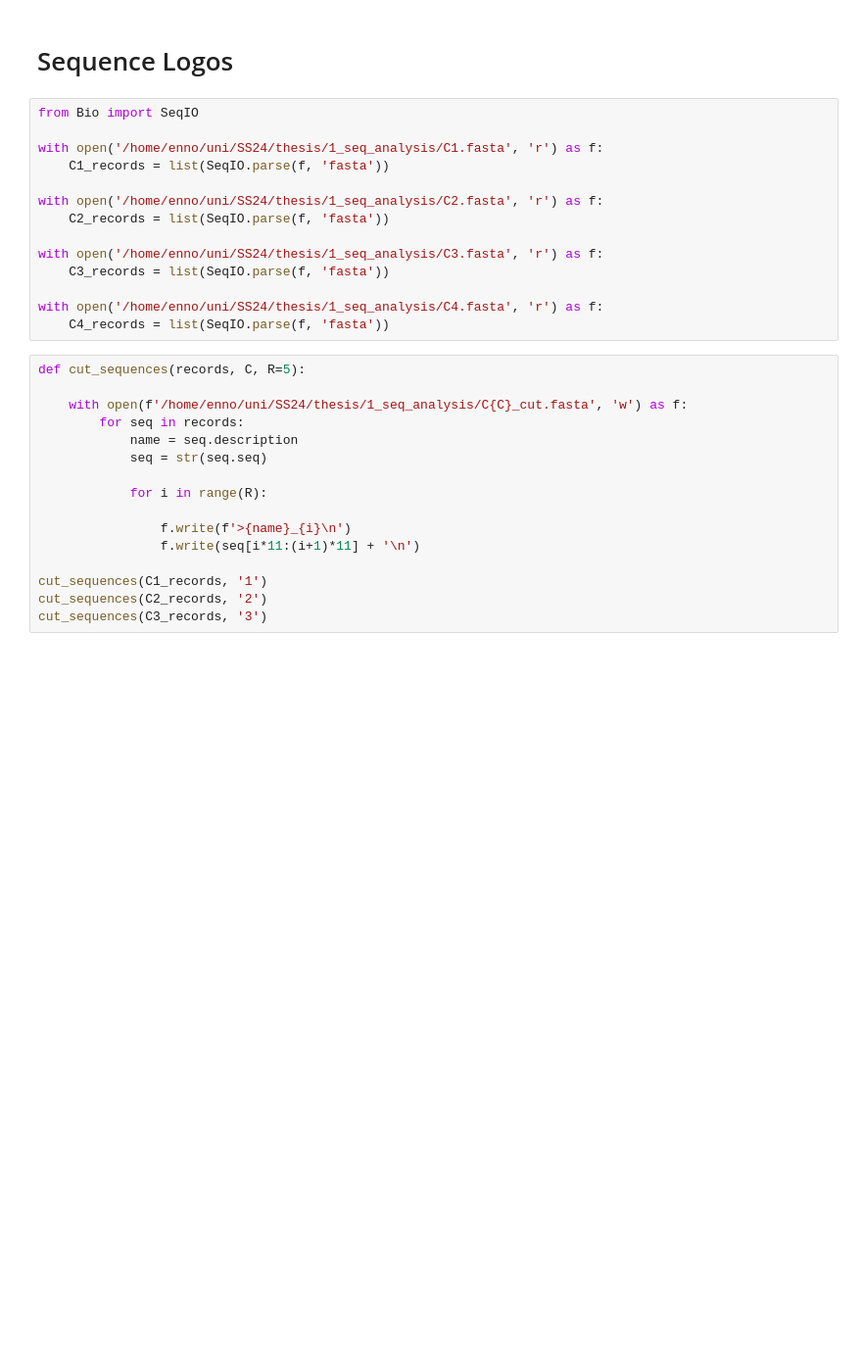
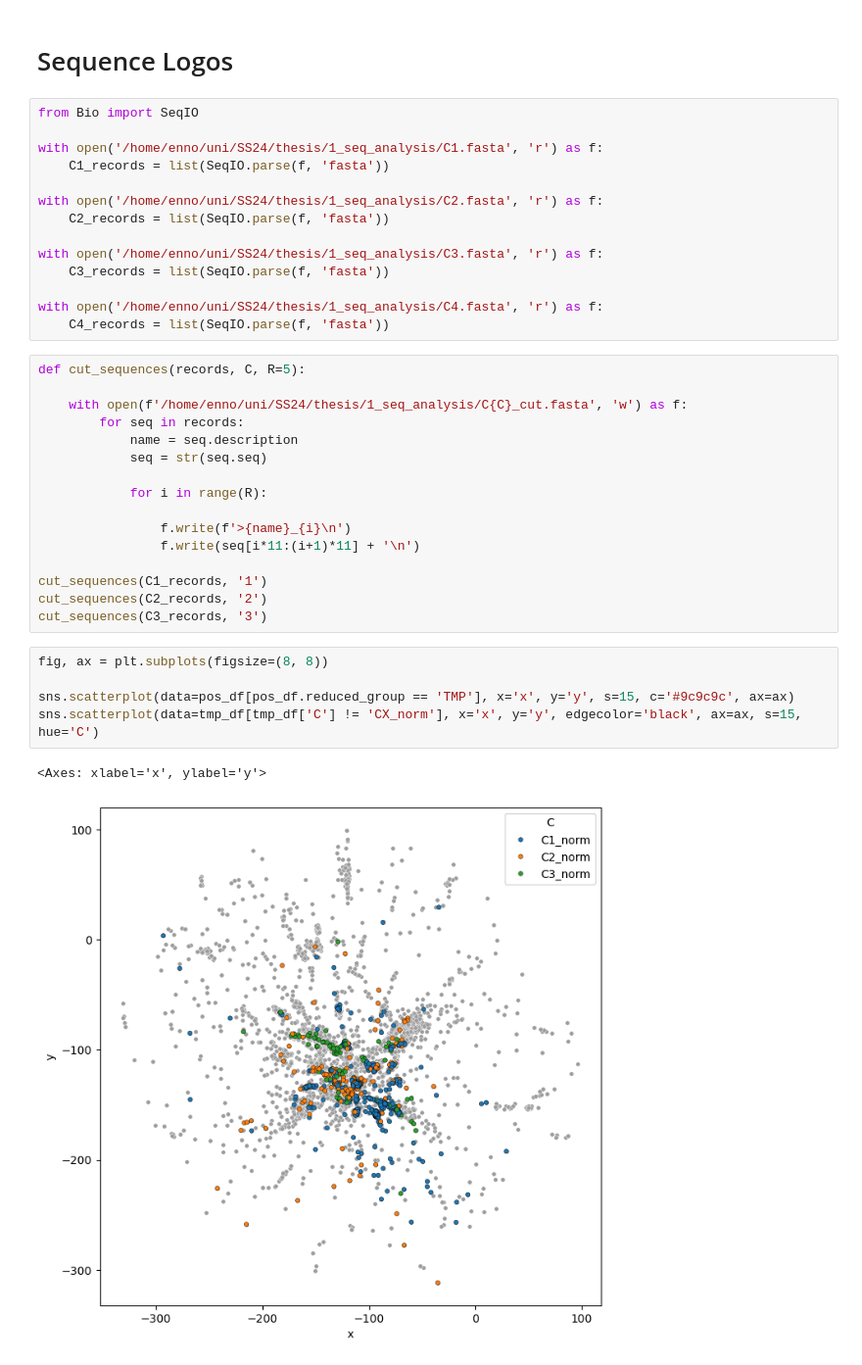
Before and after one commit to donEnno/hendecads, a Jupyter notebook: 1_seq_analysis/tmp_cd_clans.ipynb, the cells around one changed output. Shown at 98% size. Saved outputs shown, nothing was run; the diff lists cells and outputs as text; blank space fills up the shorter version.

```diff
--- a/1_seq_analysis/tmp_cd_clans.ipynb
+++ b/1_seq_analysis/tmp_cd_clans.ipynb
@@ -414,3 +438,11 @@ def cut_sequences(records, C, R=5):
 cut_sequences(C1_records, '1')
 cut_sequences(C2_records, '2')
 cut_sequences(C3_records, '3')
+# %%
+fig, ax = plt.subplots(figsize=(8, 8))
+
+sns.scatterplot(data=pos_df[pos_df.reduced_group == 'TMP'], x='x', y='y', s=15, c='#9c9c9c', ax=ax)
+sns.scatterplot(data=tmp_df[tmp_df['C'] != 'CX_norm'], x='x', y='y', edgecolor='black', ax=ax, s=15, hue='C')
+# %% [output]
+<Axes: xlabel='x', ylabel='y'>
+[figure, added]
```
Also changed, not shown: parts of 26 cells of this notebook, 14 other files.
